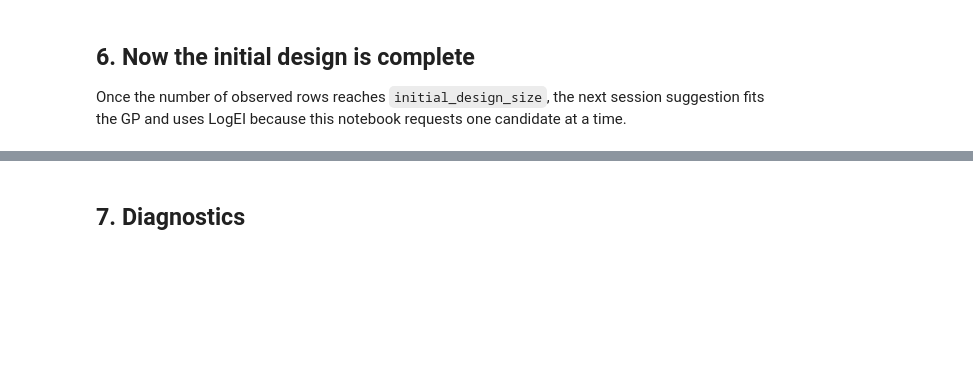
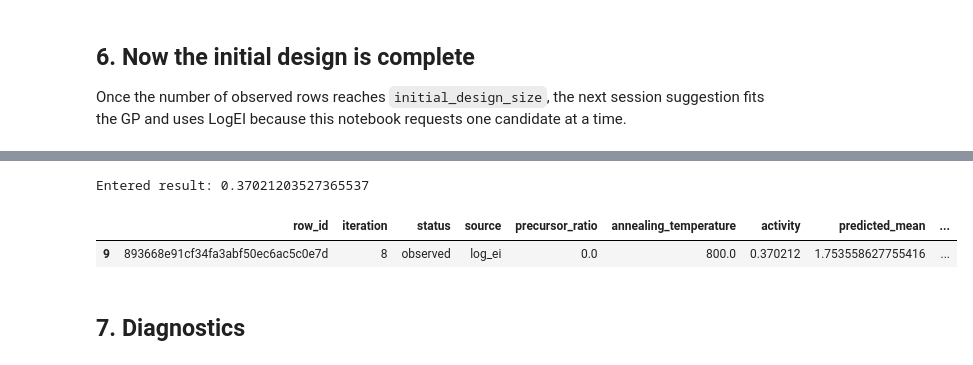
Before and after one commit to angzeli/bo-forge, a Jupyter notebook: notebooks/01_maximisation_logei_campaign.ipynb, the cells around one changed output, grey strips where cells are left out. Cells and saved outputs as stored; diff of their text form; code cells hidden in the pictures; blank space fills up the shorter version.

```diff
--- a/notebooks/01_maximisation_logei_campaign.ipynb
+++ b/notebooks/01_maximisation_logei_campaign.ipynb
@@ -144,3 +251,12 @@ df.loc[df["row_id"] == str(suggestion.loc[0, "row_id"])]
+# %%
+result = enter_simulated_result(suggestion)
+df = current_log()
+print("Entered result:", result)
+df.loc[df["row_id"] == str(suggestion.loc[0, "row_id"])]
+# %% [output]
+Entered result: 0.37021203527365537
+|  | row_id | iteration | status | source | precursor_ratio | annealing_temperature | activity | predicted_mean | ... |
+| 9 | 893668e91cf34fa3abf50ec6ac5c0e7d | 8 | observed | log_ei | 0.0 | 800.0 | 0.370212 | 1.753558627755416 | ... |
 # %% [markdown]
 ## 7. Diagnostics
 # %%
```
Also changed, not shown: parts of 15 cells of this notebook, 9 other files.
